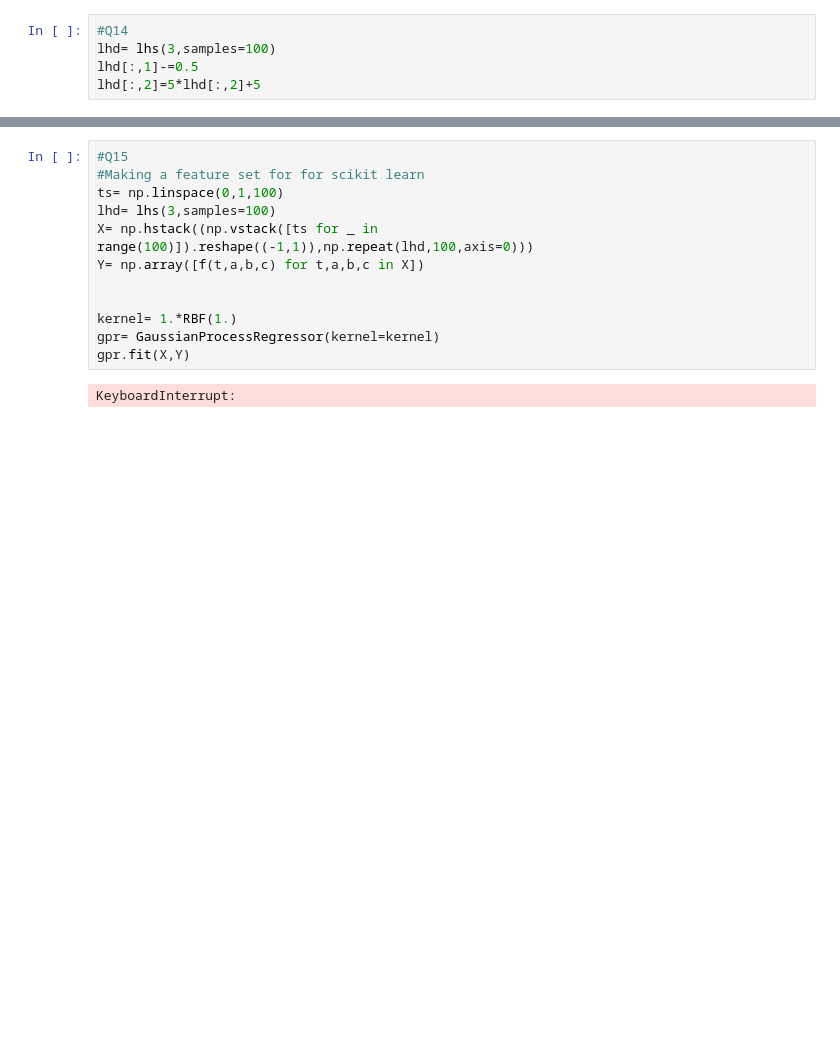
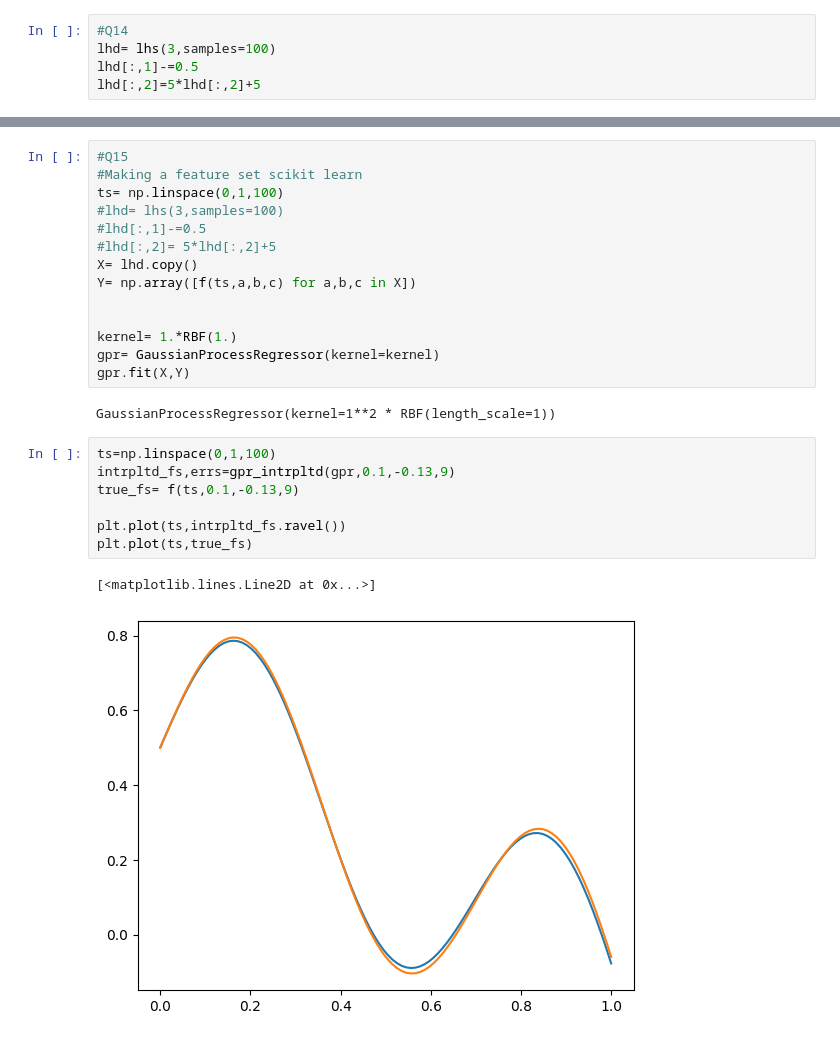
Before and after one commit to spacedoutphysicsguy/projects, a Jupyter notebook: C1/PSet2.ipynb, the cells around one changed output, grey strips where cells are left out. Cells and saved outputs as stored; diff of their text form; blank space fills up the shorter version.

```diff
--- a/C1/PSet2.ipynb
+++ b/C1/PSet2.ipynb
@@ -520,14 +554,26 @@ plt.show()
 # %%
 #Q15
-#Making a feature set for for scikit learn
+#Making a feature set scikit learn
 ts= np.linspace(0,1,100)
-lhd= lhs(3,samples=100)
-X= np.hstack((np.vstack([ts for _ in range(100)]).reshape((-1,1)),np.repeat(lhd,100,axis=0)))
-Y= np.array([f(t,a,b,c) for t,a,b,c in X])
+#lhd= lhs(3,samples=100)
+#lhd[:,1]-=0.5
+#lhd[:,2]= 5*lhd[:,2]+5
+X= lhd.copy()
+Y= np.array([f(ts,a,b,c) for a,b,c in X])
 
 
 kernel= 1.*RBF(1.)
 gpr= GaussianProcessRegressor(kernel=kernel)
 gpr.fit(X,Y)
 # %% [output]
-KeyboardInterrupt:
+GaussianProcessRegressor(kernel=1**2 * RBF(length_scale=1))
+# %%
+ts=np.linspace(0,1,100)
+intrpltd_fs,errs=gpr_intrpltd(gpr,0.1,-0.13,9)
+true_fs= f(ts,0.1,-0.13,9)
+
+plt.plot(ts,intrpltd_fs.ravel())
+plt.plot(ts,true_fs)
+# %% [output]
+[<matplotlib.lines.Line2D at 0x...>]
+[figure, added]
```
Also changed, not shown: parts of 19 cells of this notebook.
